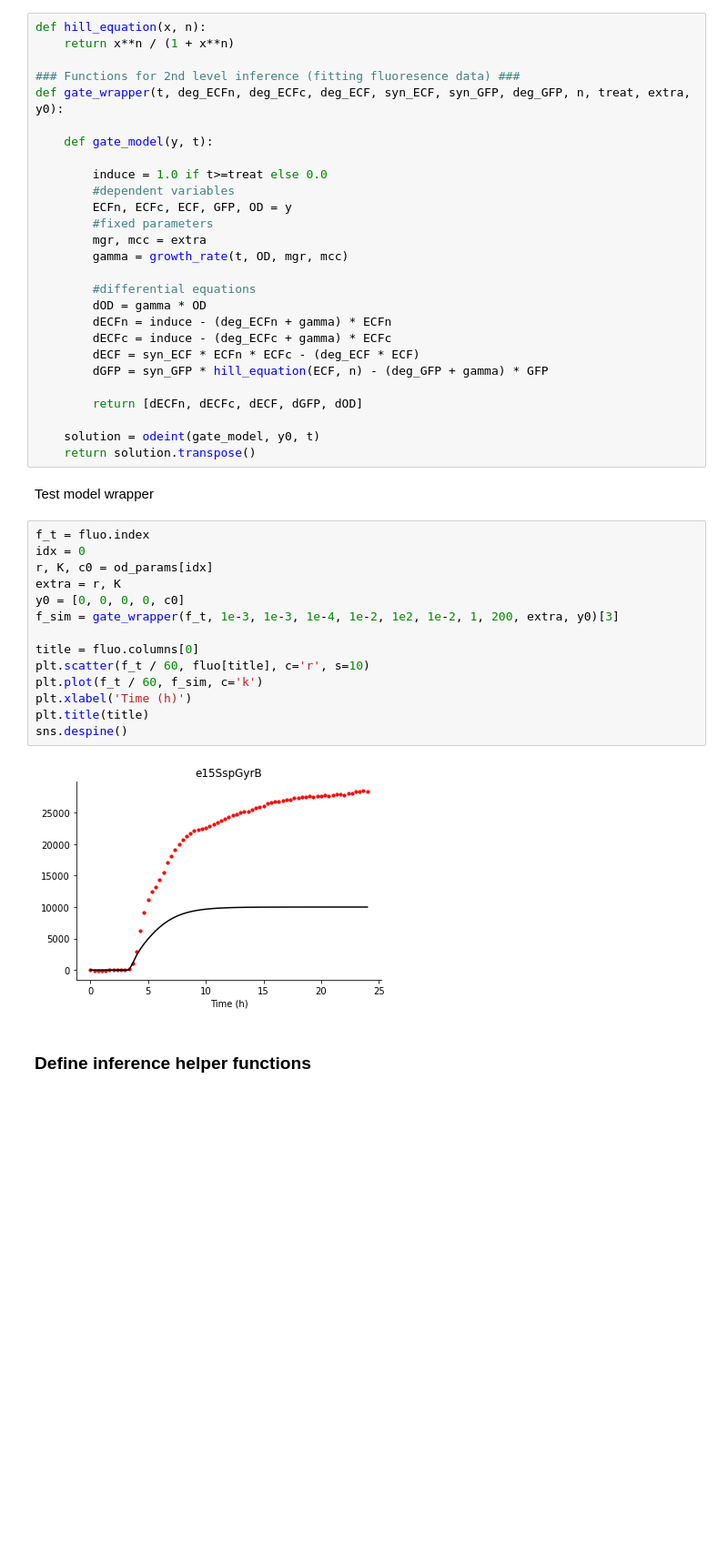
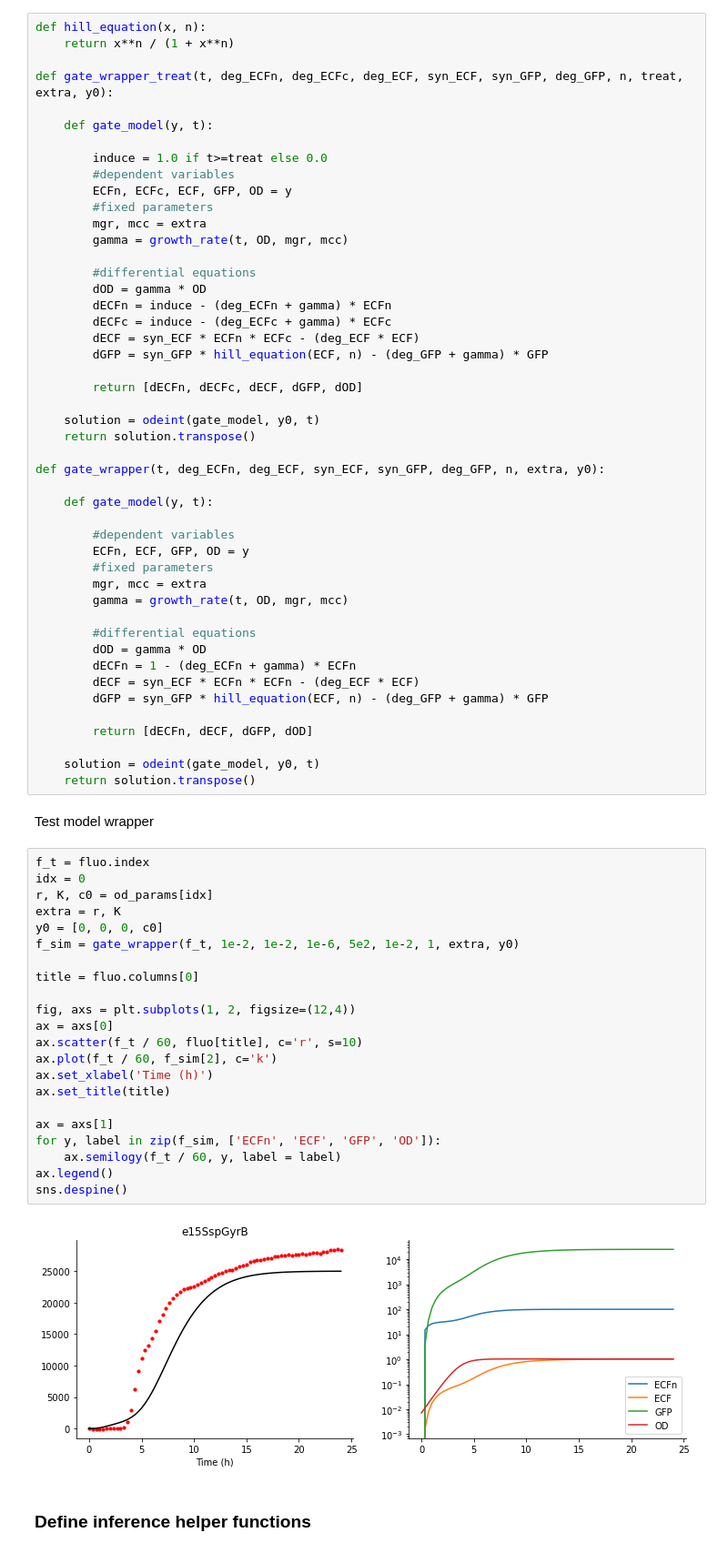
Before and after one commit to rmardian/intein-based-circuits, a Jupyter notebook: Parameter Estimation - Neil.ipynb, the cells around one changed output. Shown at 91% size. Drawn from its saved outputs; the diff is of its cells as text; blank space fills up the shorter version.

Commit message:
Updating new parameter inference results to remove treatment time

```diff
--- a/Parameter Estimation - Neil.ipynb
+++ b/Parameter Estimation - Neil.ipynb
@@ -119,8 +119,7 @@ sns.despine()
 def hill_equation(x, n):
     return x**n / (1 + x**n)
 
-### Functions for 2nd level inference (fitting fluoresence data) ###
-def gate_wrapper(t, deg_ECFn, deg_ECFc, deg_ECF, syn_ECF, syn_GFP, deg_GFP, n, treat, extra, y0):
+def gate_wrapper_treat(t, deg_ECFn, deg_ECFc, deg_ECF, syn_ECF, syn_GFP, deg_GFP, n, treat, extra, y0):
 
     def gate_model(y, t):
 
@@ -142,24 +141,53 @@ def gate_wrapper(t, deg_ECFn, deg_ECFc, deg_ECF, syn_ECF, syn_GFP, deg_GFP, n, t
 
     solution = odeint(gate_model, y0, t)
     return solution.transpose()
+
+def gate_wrapper(t, deg_ECFn, deg_ECF, syn_ECF, syn_GFP, deg_GFP, n, extra, y0):
+
+    def gate_model(y, t):
+
+        #dependent variables
+        ECFn, ECF, GFP, OD = y
+        #fixed parameters
+        mgr, mcc = extra
+        gamma = growth_rate(t, OD, mgr, mcc)
+
+        #differential equations
+        dOD = gamma * OD
+        dECFn = 1 - (deg_ECFn + gamma) * ECFn
+        dECF = syn_ECF * ECFn * ECFn - (deg_ECF * ECF)
+        dGFP = syn_GFP * hill_equation(ECF, n) - (deg_GFP + gamma) * GFP
+
+        return [dECFn, dECF, dGFP, dOD]
+
+    solution = odeint(gate_model, y0, t)
+    return solution.transpose()
 # %% [markdown]
 Test model wrapper
 # %%
 f_t = fluo.index
 idx = 0
 r, K, c0 = od_params[idx]
 extra = r, K
-y0 = [0, 0, 0, 0, c0]
-f_sim = gate_wrapper(f_t, 1e-3, 1e-3, 1e-4, 1e-2, 1e2, 1e-2, 1, 200, extra, y0)[3]
+y0 = [0, 0, 0, c0]
+f_sim = gate_wrapper(f_t, 1e-2, 1e-2, 1e-6, 5e2, 1e-2, 1, extra, y0)
 
 title = fluo.columns[0]
-plt.scatter(f_t / 60, fluo[title], c='r', s=10)
-plt.plot(f_t / 60, f_sim, c='k')
-plt.xlabel('Time (h)')
-plt.title(title)
+
+fig, axs = plt.subplots(1, 2, figsize=(12,4))
+ax = axs[0]
+ax.scatter(f_t / 60, fluo[title], c='r', s=10)
+ax.plot(f_t / 60, f_sim[2], c='k')
+ax.set_xlabel('Time (h)')
+ax.set_title(title)
+
+ax = axs[1]
+for y, label in zip(f_sim, ['ECFn', 'ECF', 'GFP', 'OD']):
+    ax.semilogy(f_t / 60, y, label = label)
+ax.legend()
 sns.despine()
 # %% [output]
-[figure, old version]
+[figure, new version]
 # %% [markdown]
 ### Define inference helper functions
 # %%
```
Also changed, not shown: parts of 26 cells of this notebook.
